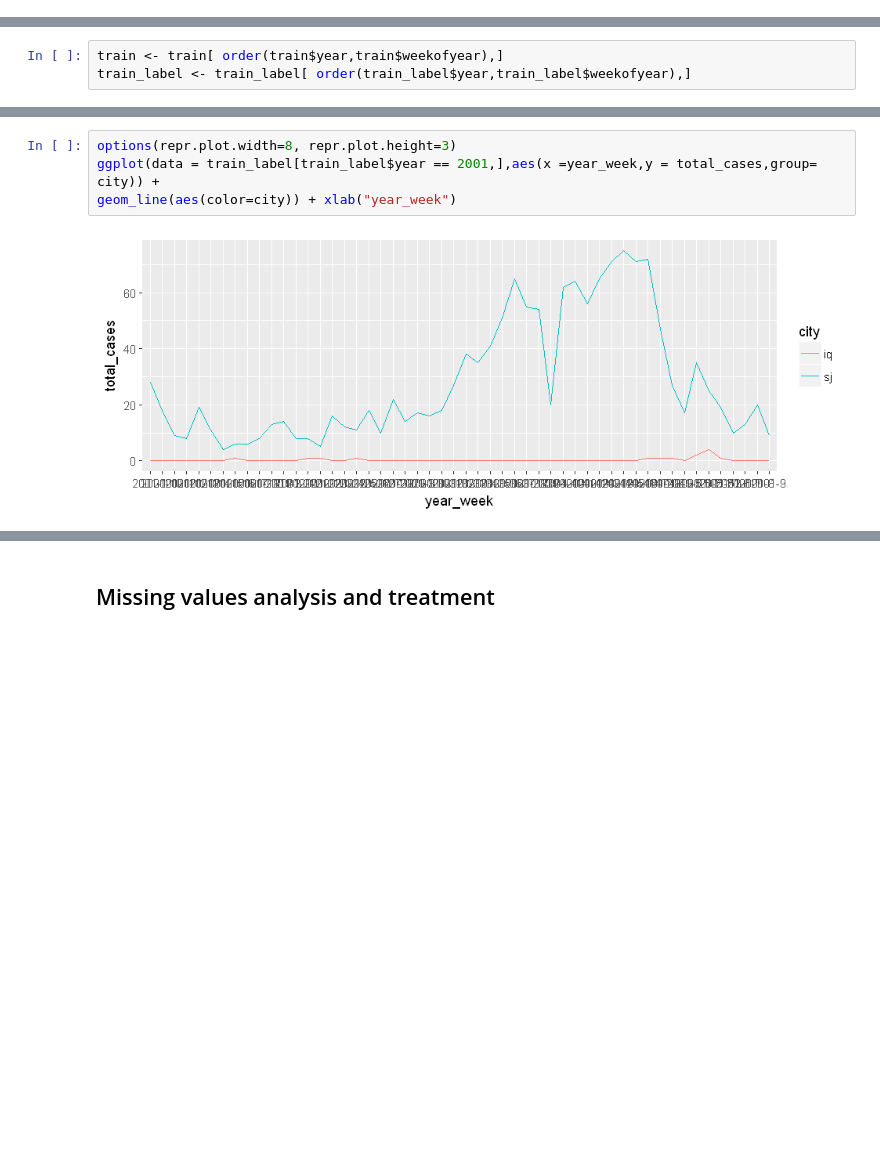
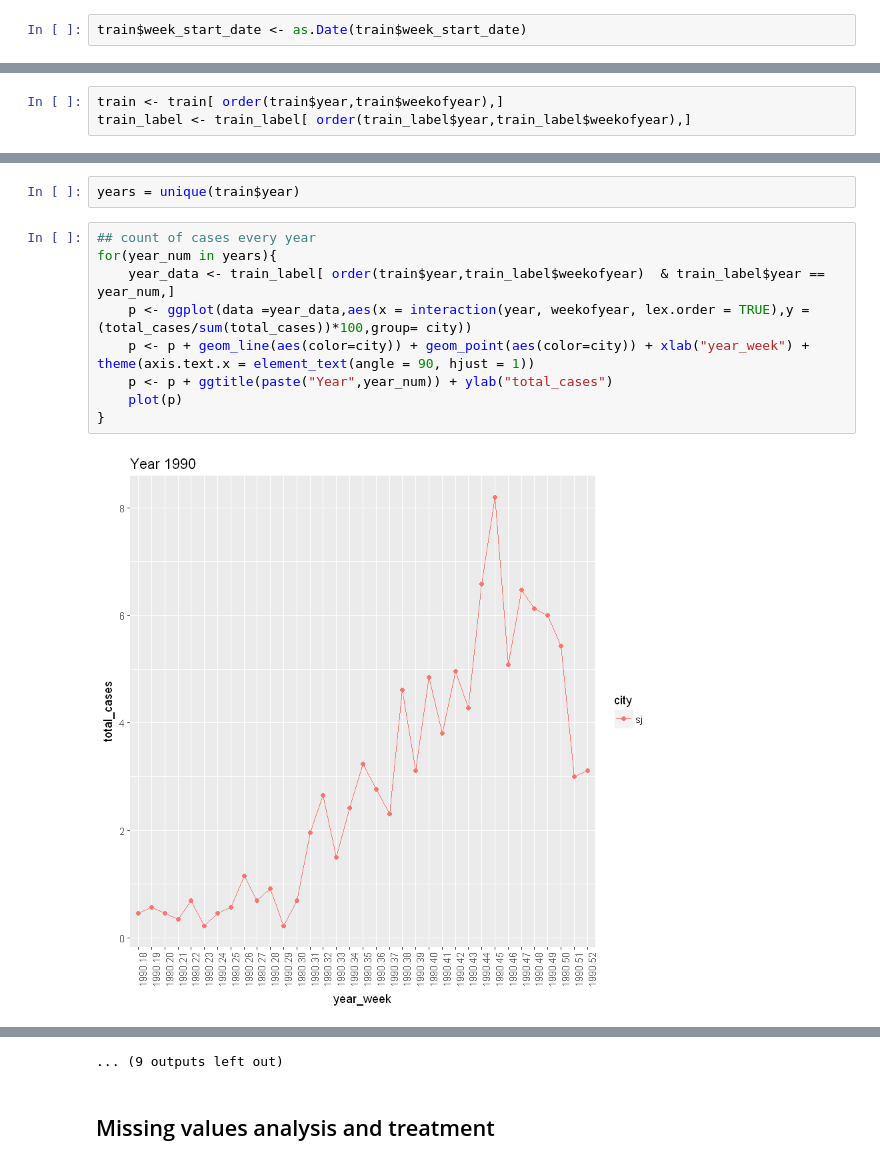
Before and after one commit to rehanali/DengAI-Predicting-Disease-Spread, a Jupyter notebook: dengue_prediction.ipynb, the cells around one changed output, grey strips where cells are left out. Drawn from its saved outputs; the diff is of its cells as text; blank space fills up the shorter version.

```diff
--- a/dengue_prediction.ipynb
+++ b/dengue_prediction.ipynb
@@ -57,6 +75,8 @@ head(test)
 dim(test)
 # %% [output]
 [1] 416  24
+# %%
+train$week_start_date <- as.Date(train$week_start_date)
 # %%
 exclude = c("year","weekofyear","week_start_date")
 # %%
@@ -116,6 +136,13 @@ summary(train)
-# %%
-options(repr.plot.width=8, repr.plot.height=3)
-ggplot(data = train_label[train_label$year == 2001,],aes(x =year_week,y = total_cases,group= city)) +
-geom_line(aes(color=city)) + xlab("year_week")
-# %% [output]
-[figure, removed]
+# %%
+years = unique(train$year)
+# %%
+## count of cases every year
+for(year_num in years){
+    year_data <- train_label[ order(train$year,train_label$weekofyear)  & train_label$year == year_num,]
+    p <- ggplot(data =year_data,aes(x = interaction(year, weekofyear, lex.order = TRUE),y = (total_cases/sum(total_cases))*100,group= city))
+    p <- p + geom_line(aes(color=city)) + geom_point(aes(color=city)) + xlab("year_week") + theme(axis.text.x = element_text(angle = 90, hjust = 1))
+    p <- p + ggtitle(paste("Year",year_num)) + ylab("total_cases")
+    plot(p)
+}
+# %% [output]
+[figure, added]
@@ -122,3 +160,4 @@ geom_line(aes(color=city)) + xlab("year_week")
+... (9 outputs left out)
 # %% [markdown]
 ## Missing values analysis and treatment
 # %%
```
Also changed, not shown: parts of 11 cells of this notebook.
